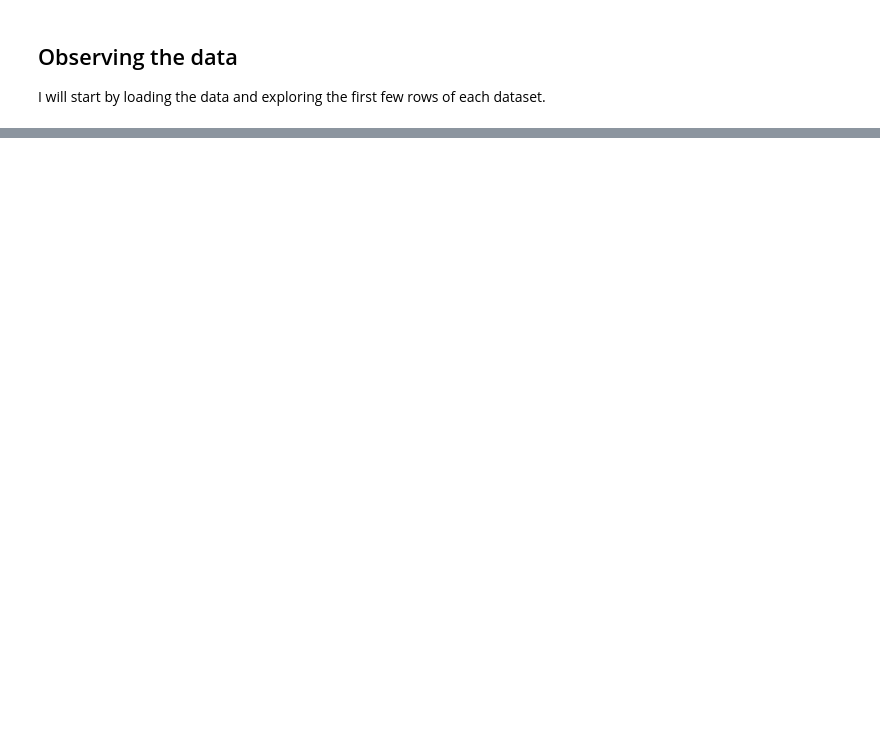
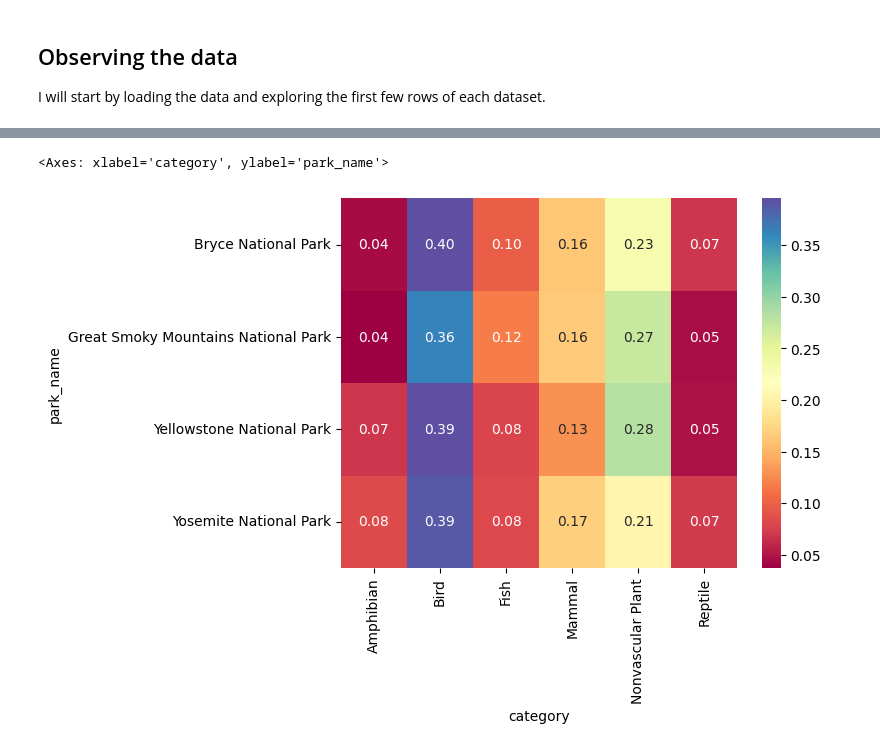
Before and after one commit to zxtheo/Codecademy-biodiversity-project, a Jupyter notebook: biodiversity.ipynb, the cells around one changed output, grey strips where cells are left out. Drawn from its saved outputs; the diff is of its cells as text; code cells hidden in the pictures; blank space fills up the shorter version.

```diff
--- a/biodiversity.ipynb
+++ b/biodiversity.ipynb
@@ -55,0 +300,12 @@ Observing these datasets we can assume that the structure of the data is as foll
+# %%
+#cross tab park - category minus vascular plants
+# FIXME: i dont think its normalising for each park
+ct_park_species_minus_vascular = pd.crosstab(observations_df['park_name'],
+                                             species_df[species_df['category']!='Vascular Plant']['category'],
+                                             values=observations_df['observations'],
+                                             aggfunc='sum',
+                                             normalize='index')
+sns.heatmap(ct_park_species_minus_vascular, cmap='Spectral', annot=True, fmt='.2f')
+# %% [output]
+<Axes: xlabel='category', ylabel='park_name'>
+[figure, added]
```
Also changed, not shown: parts of 31 cells of this notebook.
